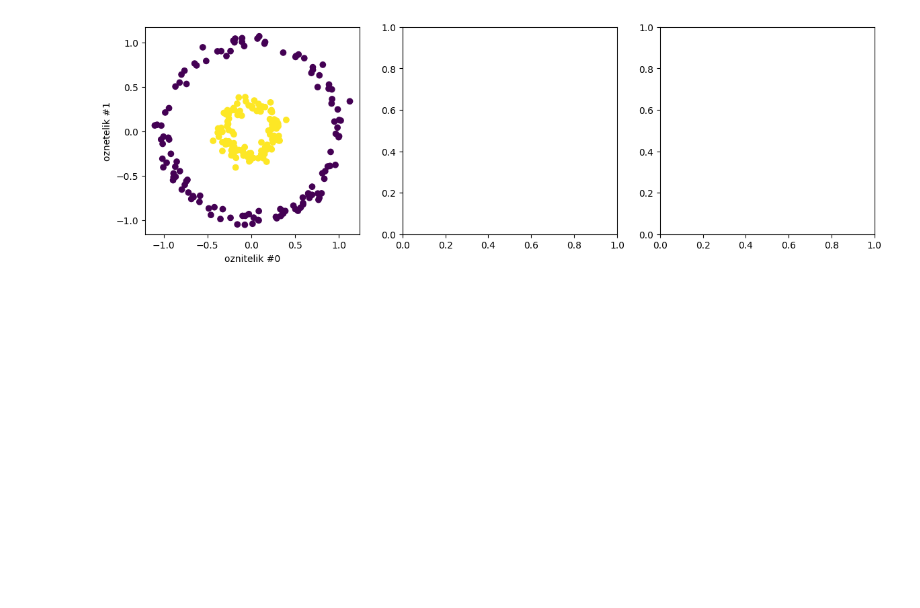
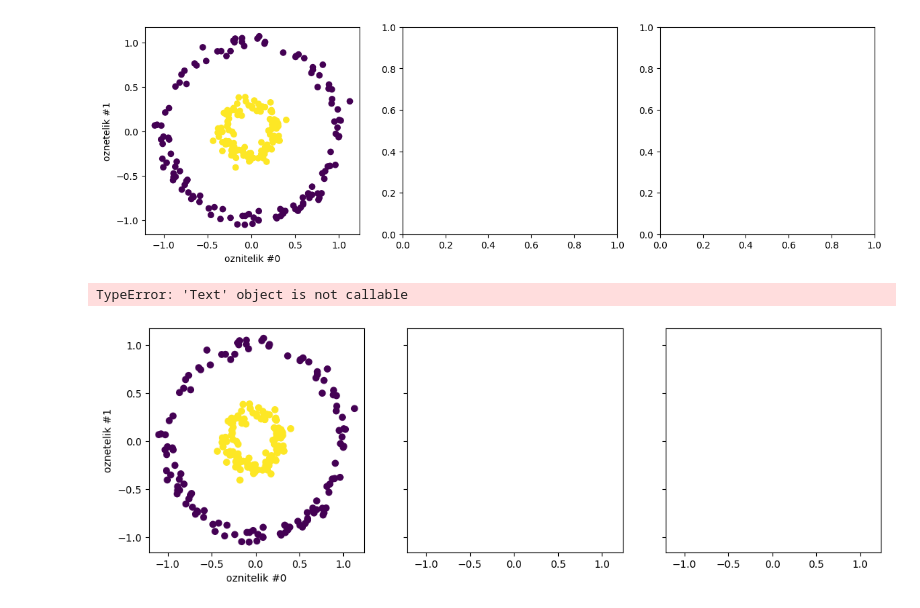
Before and after one commit to EmreUludag0/BTK-VeriBilimiMakineOgrenimiBootcamp, a Jupyter notebook: pythonDerinOgrenme/derinOgrenme3.ipynb, the cells around one changed output. Drawn from its saved outputs; the diff is of its cells as text; code cells hidden in the pictures; blank space fills up the shorter version.

```diff
--- a/pythonDerinOgrenme/derinOgrenme3.ipynb
+++ b/pythonDerinOgrenme/derinOgrenme3.ipynb
@@ -109,3 +109,27 @@ TypeError: 'Text' object is not callable
 # reconstruction - geri olusturma
 x_reconstructed_pca = pca.inverse_transform(pca.transform(X_test))
 x_reconstructed_kernel_pca = kernel_pca.inverse_transform(kernel_pca.transform(X_test))
+# %%
+fig, (orig_data_ax, pca_back_proj_ax, kernel_pca_back_proj_ax) = plt.subplots(
+    ncols=3, sharex=True,sharey=True,figsize=(13,4)
+)
+
+orig_data_ax.scatter(X_test[:,0], X_test[:,1], c=y_test)
+orig_data_ax.set_ylabel("oznetelik #1")
+orig_data_ax.set_xlabel("oznitelik #0")
+orig_data_ax.title("orijinal test verisi")
+
+pca_back_proj_ax.scatter(x_reconstructed_pca[:,0],x_reconstructed_pca[:,1], c=y_test)
+pca_back_proj_ax.set_ylabel("oznetelik #1")
+pca_back_proj_ax.set_xlabel("oznitelik #0")
+pca_back_proj_ax.title("PCA ile Geri olusturulmus Test Verisi")
+
+kernel_pca_back_proj_ax.scatter(
+    x_reconstructed_kernel_pca[:,0], x_reconstructed_kernel_pca[:,1], x= y_test
+)
+
+kernel_pca_back_proj_ax.set_xlabel("oznitelik #0")
+_ = kernel_pca_back_proj_ax.set.title("kernelPCA ile geri olusturulmus test veririsi")
+# %% [output]
+TypeError: 'Text' object is not callable
+[figure, added]
```
Also changed, not shown: 1 other file.
